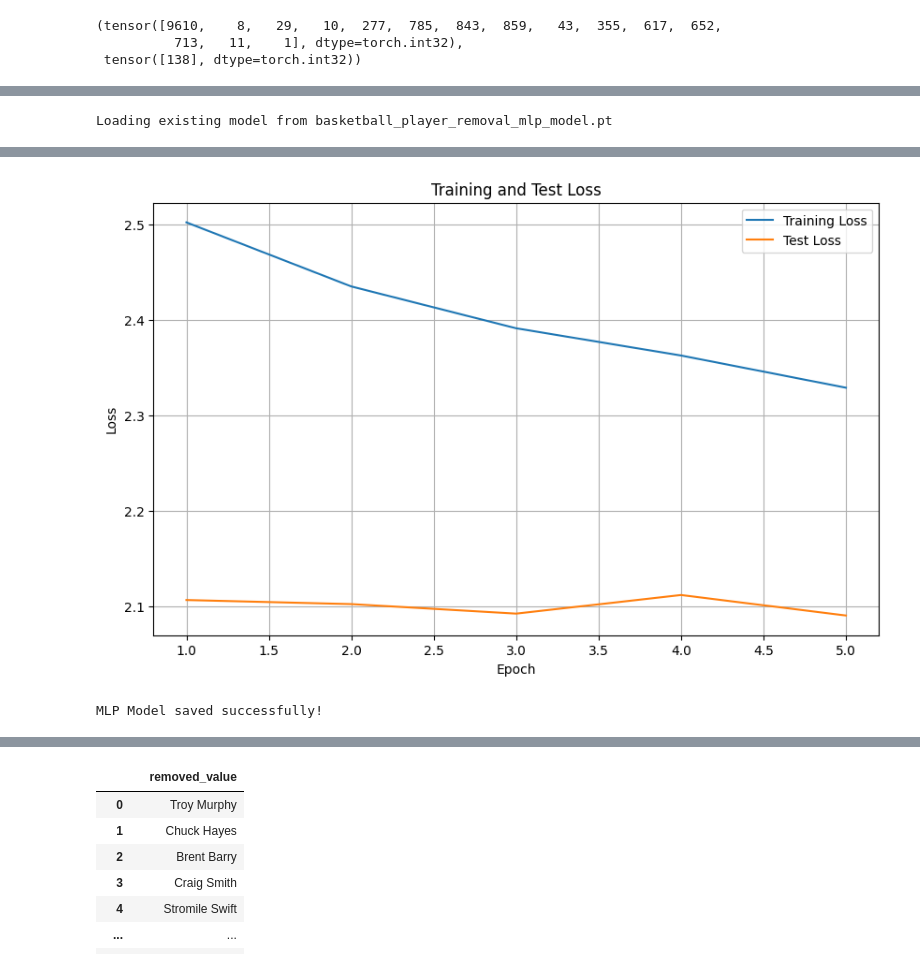
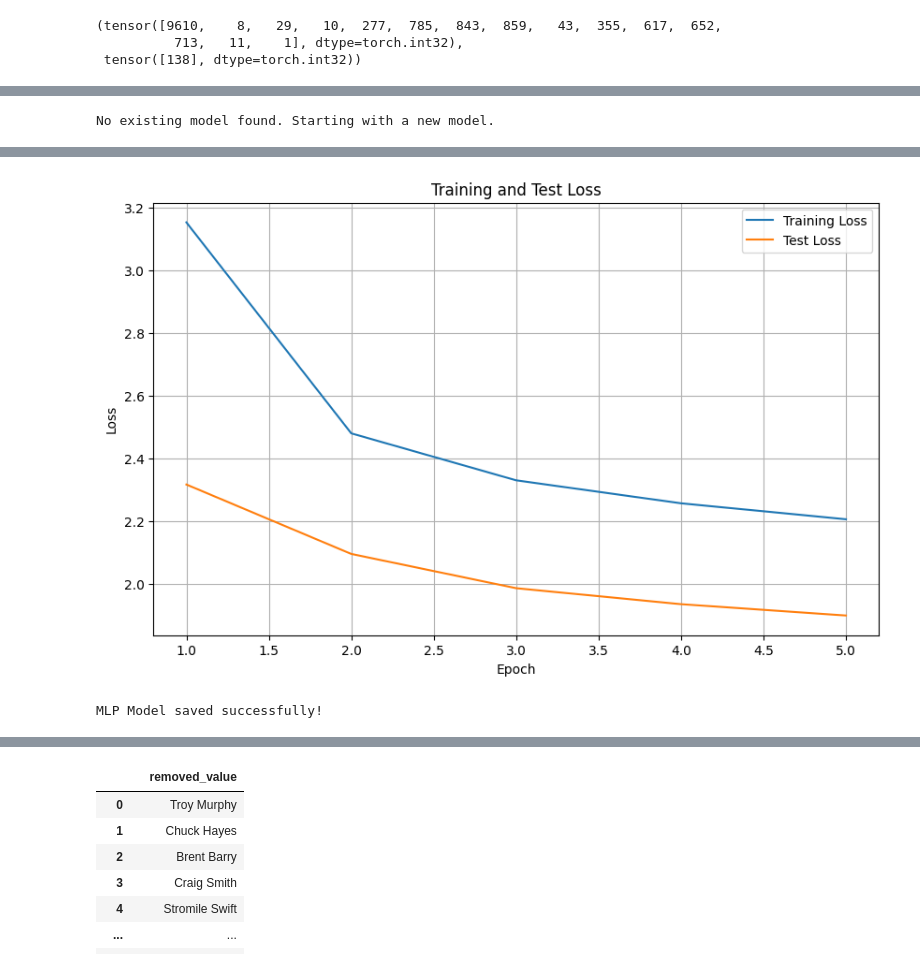
Before and after one commit to JeremyTubongbanua/sofe4620u-nba, a Jupyter notebook: MLP_Training_3.ipynb, the cells around one changed output, grey strips where cells are left out. Saved outputs shown, nothing was run; the diff lists cells and outputs as text; code cells hidden in the pictures.

Commit message:
feat: model 3

```diff
--- a/MLP_Training.ipynb
+++ b/MLP_Training_3.ipynb
@@ -92,17 +110,7 @@ columns = [
 ]
 
 df = pd.read_csv("data/mapped_expanded.csv", usecols=columns)
-
-# converts string of list of players indices to list of integers
-for i in range(len(df)):
-    away_team_list_of_players_str = df.iloc[i]['away_players']
-    away_team_list_of_players = list(map(int, away_team_list_of_players_str[1:-1].split(',')))
-    df.at[i, 'away_players'] = away_team_list_of_players
-    home_players_list_of_players_str = df.iloc[i]['home_players']
-    home_players_list_of_players = list(map(int, home_players_list_of_players_str[1:-1].split(',')))
-    df.at[i, 'home_players'] = home_players_list_of_players
-
-print(f'{df.head()}')
+print(f'{df.head()} \n # Rows = {len(df)}')
 # %% [output]
    game  season  home_team  away_team  starting_min  outcome  \
 0  9610       8         29         10             0       -1
@@ -119,0 +129,8 @@ print(f'{df.head()}')
+# %%
+def convert_player_str_to_list(player_str):
+    return list(map(int, player_str[1:-1].split(',')))
+
+df['away_players'] = df['away_players'].apply(convert_player_str_to_list)
+df['home_players'] = df['home_players'].apply(convert_player_str_to_list)
+
+print(f'{df.head()} | {len(df)}')
@@ -350,7 +382,7 @@ def train_model(model, train_dataloader, test_dataloader, epochs, learning_rate,
 
     return train_losses, test_losses
 # %%
-model = BasketballModelMLP(len(names), EMBEDDING_DIM, HIDDEN_DIM).to(device)
+model = BasketballModelMLP(EMBEDDING_DIM, HIDDEN_DIM).to(device)
 
 model_path = 'basketball_player_removal_mlp_model.pt'
 if os.path.exists(model_path):
@@ -359,19 +391,19 @@ if os.path.exists(model_path):
 else:
     print("No existing model found. Starting with a new model.")
 
-train_losses, test_losses = train_model(model, train_dataloader, test_dataloader, EPOCHS, LEARNING_RATE, device)
+    train_losses, test_losses = train_model(model, train_dataloader, test_dataloader, EPOCHS, LEARNING_RATE, device)
 
-plt.figure(figsize=(10, 6))
-plt.plot(range(1, EPOCHS + 1), train_losses, label='Training Loss')
-plt.plot(range(1, EPOCHS + 1), test_losses, label='Test Loss')
-plt.xlabel('Epoch')
-plt.ylabel('Loss')
-plt.title('Training and Test Loss')
-plt.legend()
-plt.grid(True)
-plt.show()
+    plt.figure(figsize=(10, 6))
+    plt.plot(range(1, EPOCHS + 1), train_losses, label='Training Loss')
+    plt.plot(range(1, EPOCHS + 1), test_losses, label='Test Loss')
+    plt.xlabel('Epoch')
+    plt.ylabel('Loss')
+    plt.title('Training and Test Loss')
+    plt.legend()
+    plt.grid(True)
+    plt.show()
 
-torch.save(model.state_dict(), model_path)
-print("MLP Model saved successfully!")
+    torch.save(model.state_dict(), model_path)
+    print("MLP Model saved successfully!")
 # %% [output]
-Loading existing model from basketball_player_removal_mlp_model.pt
+No existing model found. Starting with a new model.
@@ -383,4 +415,4 @@ Epoch 5/5, Train Loss: 2.3287, Test Loss: 2.0901, Accuracy: 36.30%
-[figure, old version]
+[figure, new version]
 MLP Model saved successfully!
 # %%
 def predict_removed_player(model, season_idx, home_team_idx, away_team_idx, starting_min, home_players, away_players, device, names):
```
Also changed, not shown: parts of 15 cells of this notebook, 2 other files.
